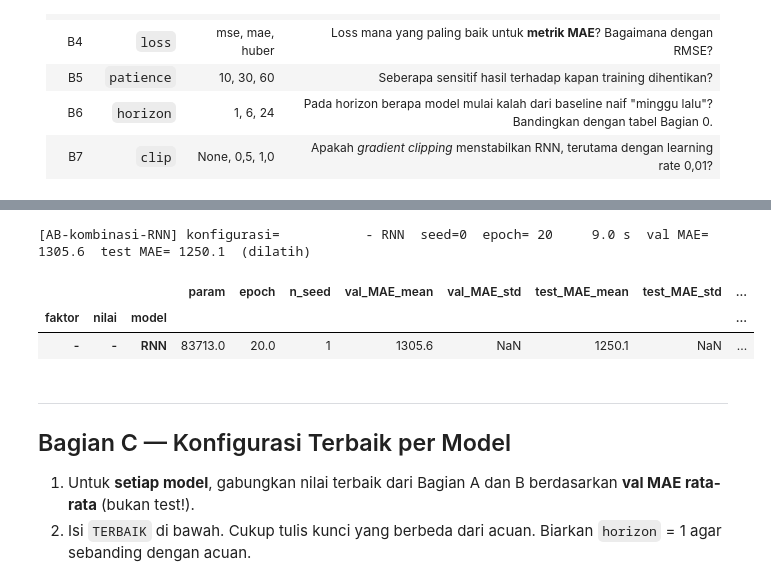
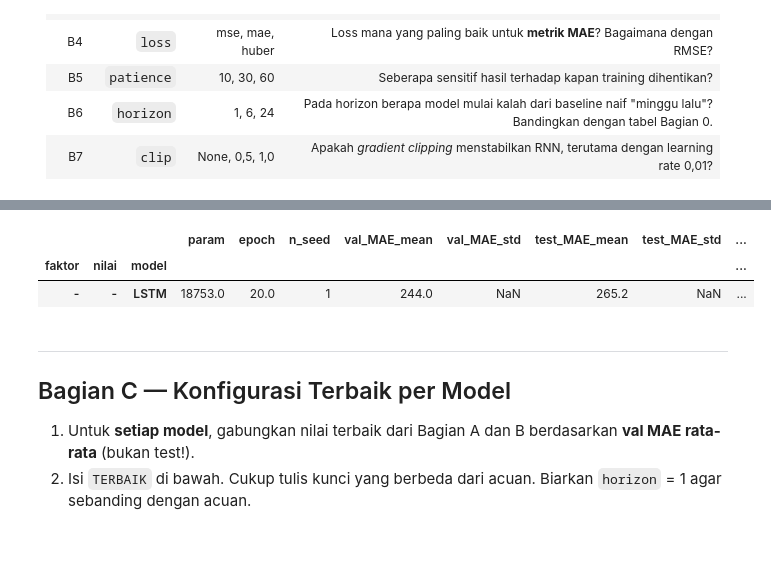
Before and after one commit to adhitngab/dlw-tugas-ra-124400015, a Jupyter notebook: tugas_ablasi.ipynb, the cells around one changed output, grey strips where cells are left out. Cells and saved outputs as stored; diff of their text form; code cells hidden in the pictures; blank space fills up the shorter version.

Commit message:
menambahkan kombinasi LSTM(test)

```diff
--- a/tugas_ablasi.ipynb
+++ b/tugas_ablasi.ipynb
@@ -623,23 +623,23 @@ b4 = jalankan("B4", "loss", ["mse", "mae", "huber"]);       plot_faktor(b4, "fun
 |  |  | LSTM | 5578.0 | 20.0 | 1 | 468.8 | NaN | 401.9 | NaN | ... |
 |  |  | GRU | 5397.0 | 20.0 | 1 | 464.1 | NaN | 391.0 | NaN | ... |
 # %%
-rnn_kombinasi = jalankan(
-    "AB-kombinasi-RNN",
+# Kandidat kombinasi aktif saat ini: LSTM.
+lstm_kombinasi = jalankan(
+    "AB-kombinasi-LSTM",
     None,
     ["-"],
-    models=["RNN"],
+    models=["LSTM"],
     W=12,
-    hidden=128,
-    layers=3,
+    hidden=64,
+    layers=1,
     lr=1e-2,
     fitur="semua",
     dropout=0.0,
-    loss="huber",
+    loss="mse",
 )
-ringkas(rnn_kombinasi)
+ringkas(lstm_kombinasi)
 # %% [output]
-[AB-kombinasi-RNN] konfigurasi=           - RNN  seed=0  epoch= 20     9.0 s  val MAE= 1305.6  test MAE= 1250.1  (dilatih)
 |  |  |  | param | epoch | n_seed | val_MAE_mean | val_MAE_std | test_MAE_mean | test_MAE_std | ... |
 | faktor | nilai | model |  |  |  |  |  |  |  | ... |
-| - | - | RNN | 83713.0 | 20.0 | 1 | 1305.6 | NaN | 1250.1 | NaN | ... |
+| - | - | LSTM | 18753.0 | 20.0 | 1 | 244.0 | NaN | 265.2 | NaN | ... |
 # %%
```
Also changed, not shown: parts of 1 cell of this notebook.
